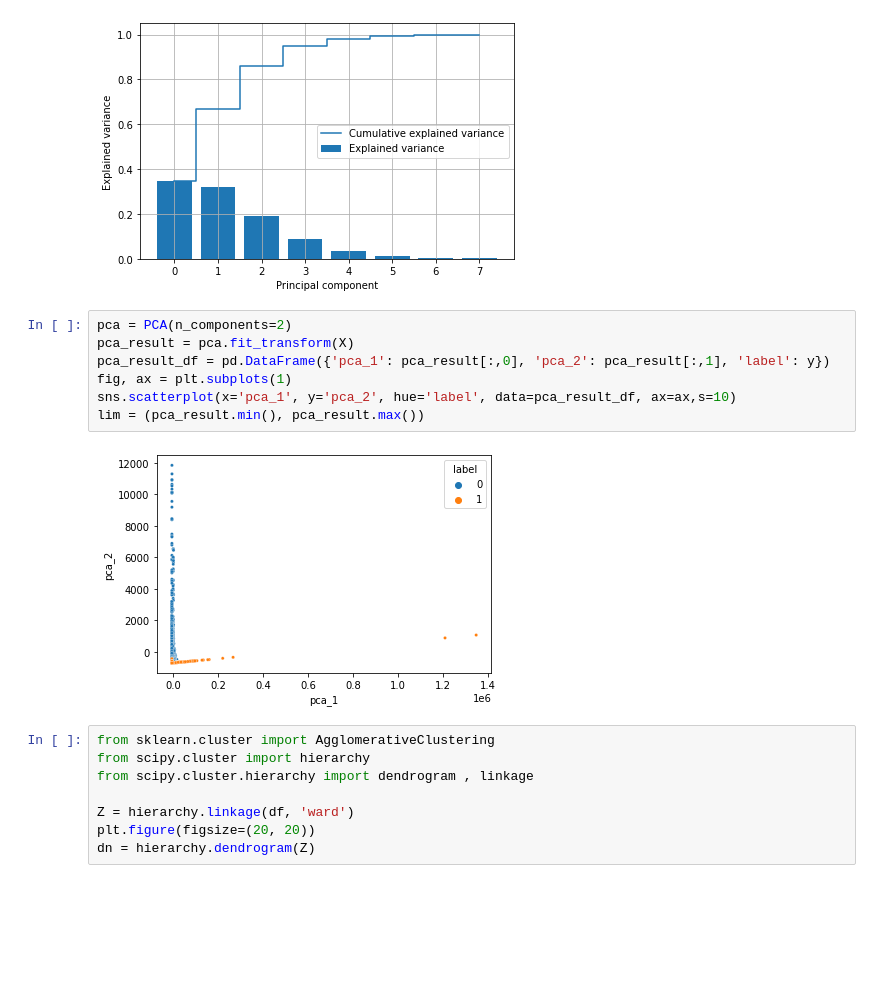
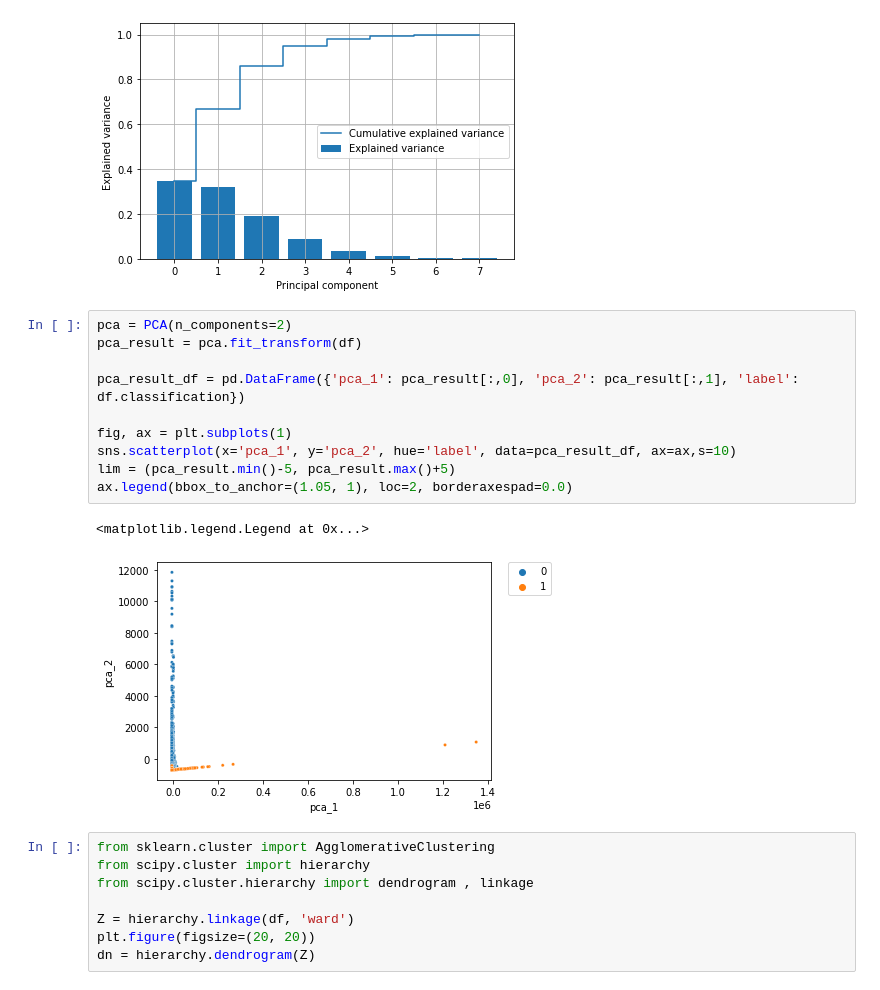
Before and after one commit to PurpleUrania/Other, a Jupyter notebook: Analysis of cyber incidents.ipynb, the cells around one changed output. Saved outputs shown, nothing was run; the diff lists cells and outputs as text; blank space fills up the shorter version.

```diff
--- a/Analysis of cyber incidents.ipynb
+++ b/Analysis of cyber incidents.ipynb
@@ -283,13 +283,17 @@ plt.grid()#збережемо 65% з 2ма PCA
 [figure]
 # %%
 pca = PCA(n_components=2)
-pca_result = pca.fit_transform(X)
-pca_result_df = pd.DataFrame({'pca_1': pca_result[:,0], 'pca_2': pca_result[:,1], 'label': y})
+pca_result = pca.fit_transform(df)
+
+pca_result_df = pd.DataFrame({'pca_1': pca_result[:,0], 'pca_2': pca_result[:,1], 'label': df.classification})
+
 fig, ax = plt.subplots(1)
 sns.scatterplot(x='pca_1', y='pca_2', hue='label', data=pca_result_df, ax=ax,s=10)
-lim = (pca_result.min(), pca_result.max())
+lim = (pca_result.min()-5, pca_result.max()+5)
+ax.legend(bbox_to_anchor=(1.05, 1), loc=2, borderaxespad=0.0)
 # %% [output]
+<matplotlib.legend.Legend at 0x...>
-[figure, old version]
+[figure, new version]
 # %%
 from sklearn.cluster import AgglomerativeClustering
 from scipy.cluster import hierarchy
```
Also changed, not shown: parts of 8 cells of this notebook.
